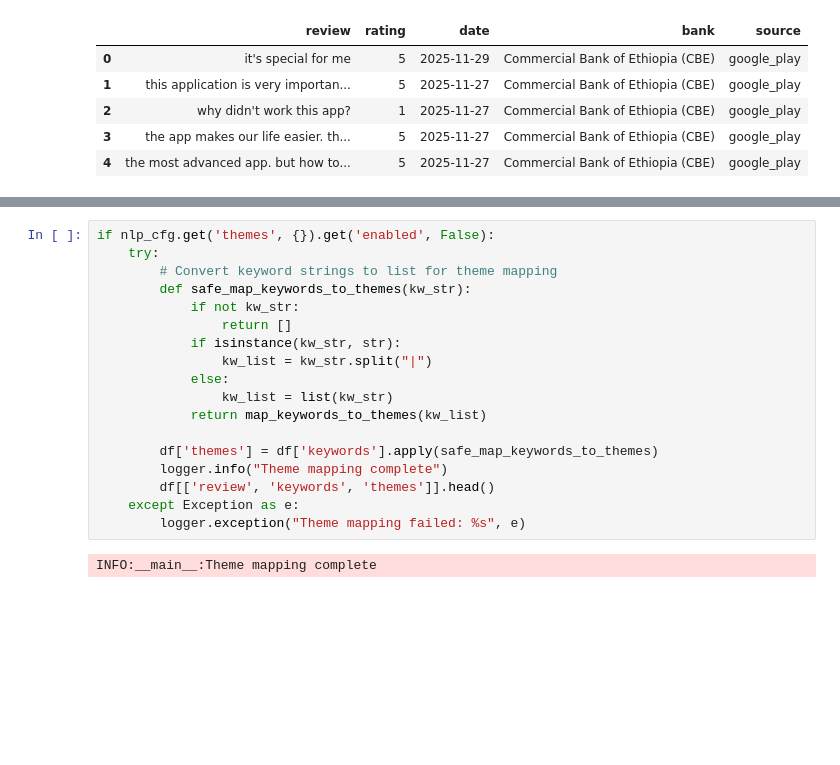
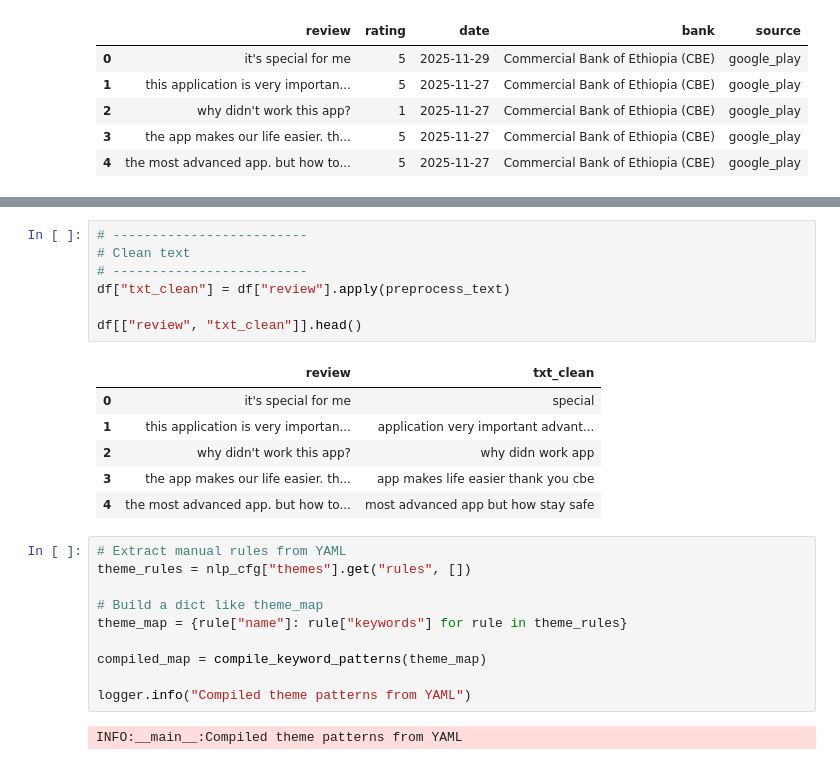
Before and after one commit to tib-dev/Fintech-App-Customer-Experience-Analytics, a Jupyter notebook: notebooks/analysis/sentiment.ipynb, the cells around one changed output, grey strips where cells are left out. Saved outputs shown, nothing was run; the diff lists cells and outputs as text; blank space fills up the shorter version.

```diff
--- a/notebooks/analysis/sentiment.ipynb
+++ b/notebooks/analysis/sentiment.ipynb
@@ -99,20 +67,26 @@ INFO:__main__:Keyword extraction complete
-# %%
-if nlp_cfg.get('themes', {}).get('enabled', False):
-    try:
-        # Convert keyword strings to list for theme mapping
-        def safe_map_keywords_to_themes(kw_str):
-            if not kw_str:
-                return []
-            if isinstance(kw_str, str):
-                kw_list = kw_str.split("|")
-            else:
-                kw_list = list(kw_str)
-            return map_keywords_to_themes(kw_list)
-
-        df['themes'] = df['keywords'].apply(safe_map_keywords_to_themes)
-        logger.info("Theme mapping complete")
-        df[['review', 'keywords', 'themes']].head()
-    except Exception as e:
-        logger.exception("Theme mapping failed: %s", e)
-# %% [output]
-INFO:__main__:Theme mapping complete
+# %%
+# -------------------------
+# Clean text
+# -------------------------
+df["txt_clean"] = df["review"].apply(preprocess_text)
+
+df[["review", "txt_clean"]].head()
+# %% [output]
+|  | review | txt_clean |
+| 0 | it's special for me | special |
+| 1 | this application is very importan... | application very important advant... |
+| 2 | why didn't work this app? | why didn work app |
+| 3 | the app makes our life easier. th... | app makes life easier thank you cbe |
+| 4 | the most advanced app. but how to... | most advanced app but how stay safe |
+# %%
+# Extract manual rules from YAML
+theme_rules = nlp_cfg["themes"].get("rules", [])
+
+# Build a dict like theme_map
+theme_map = {rule["name"]: rule["keywords"] for rule in theme_rules}
+
+compiled_map = compile_keyword_patterns(theme_map)
+
+logger.info("Compiled theme patterns from YAML")
+# %% [output]
+INFO:__main__:Compiled theme patterns from YAML
```
Also changed, not shown: parts of 11 cells of this notebook.
